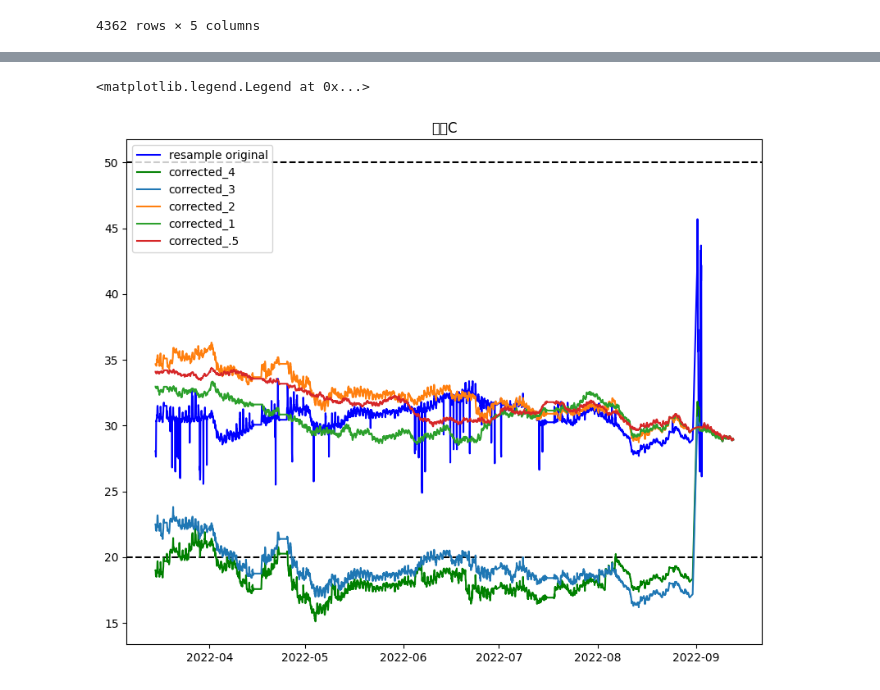
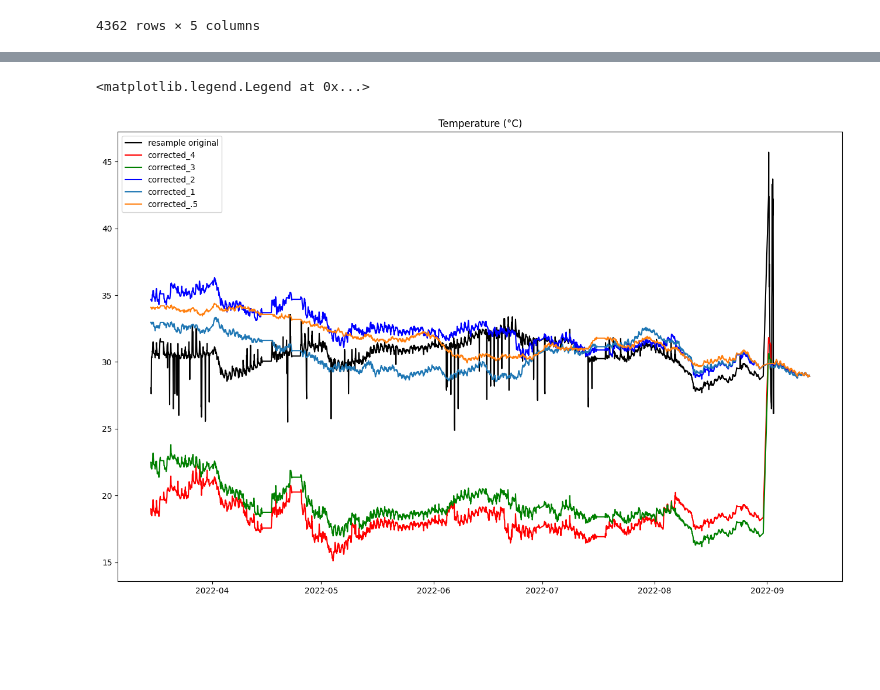
Before and after one commit to tanaponwet/salinity-predictive-system, a Jupyter notebook: water from meter.ipynb, the cells around one changed output, grey strips where cells are left out. Saved outputs shown, nothing was run; the diff lists cells and outputs as text; code cells hidden in the pictures; blank space fills up the shorter version.

```diff
--- a/water from meter.ipynb
+++ b/water from meter.ipynb
@@ -222,3 +208,5 @@ df_train["ec_new_3"] = correct(df_train,"ec",3)
 df_train["ec_new_2"] = correct(df_train,"ec",2)
 df_train["ec_new_1"] = correct(df_train,"ec",1)
 df_train["ec_new_.5"] = correct(df_train,"ec",.5)
+# %%
+df_train = pd.read_csv("corrected_data.csv", parse_dates=["date"])
@@ -271,19 +271,19 @@ df_train["temp_new_2"] = correct_with_range(df_train,"temperature",2,0,100)
 df_train["temp_new_1"] = correct_with_range(df_train,"temperature",1,0,100)
 df_train["temp_new_.5"] = correct_with_range(df_train,"temperature",.5,0,100)
 # %%
-plt.figure(figsize=(10,8))
-plt.title("ํํC")
-plt.axhline(y = 50, color = "k", linestyle = "--")
-plt.axhline(y = 20, color = "k", linestyle = "--")
-plt.plot(df_train["date"], df_train["temperature"], label="resample original", color = "b")
-plt.plot(df_train["date"], df_train["temp_new_4"], label="corrected_4", color = "g")
-plt.plot(df_train["date"], df_train["temp_new_3"], label="corrected_3")
-plt.plot(df_train["date"], df_train["temp_new_2"], label="corrected_2")
+plt.figure(figsize=(16,10))
+plt.title("Temperature (°C)")
+# plt.axhline(y = 50, color = "k", linestyle = "--")
+# plt.axhline(y = 20, color = "k", linestyle = "--")
+plt.plot(df_train["date"], df_train["temperature"], label="resample original", color = "k")
+plt.plot(df_train["date"], df_train["temp_new_4"], label="corrected_4", color = "r")
+plt.plot(df_train["date"], df_train["temp_new_3"], label="corrected_3", color = "g")
+plt.plot(df_train["date"], df_train["temp_new_2"], label="corrected_2", color = "b")
 plt.plot(df_train["date"], df_train["temp_new_1"], label="corrected_1")
 plt.plot(df_train["date"], df_train["temp_new_.5"], label="corrected_.5")
 plt.legend()
 # %% [output]
 <matplotlib.legend.Legend at 0x...>
-[figure, old version]
+[figure, new version]
 # %%
 df_export = df_train.drop(["diff","diff_abs","new"], axis=1)
```
Also changed, not shown: parts of 13 cells of this notebook, 3 other files.
